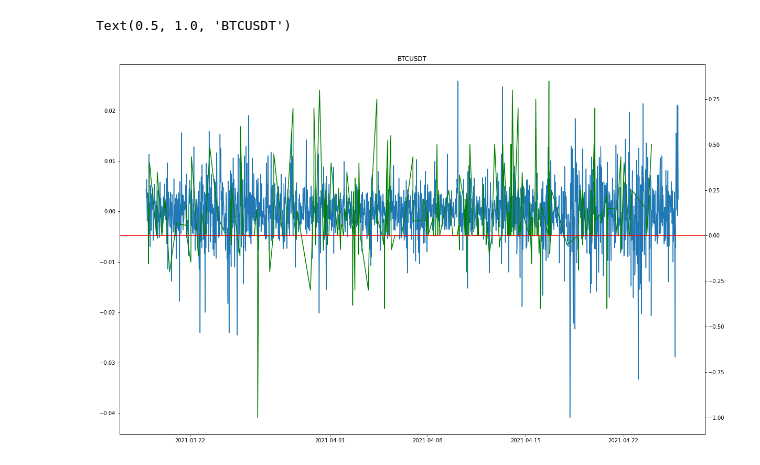
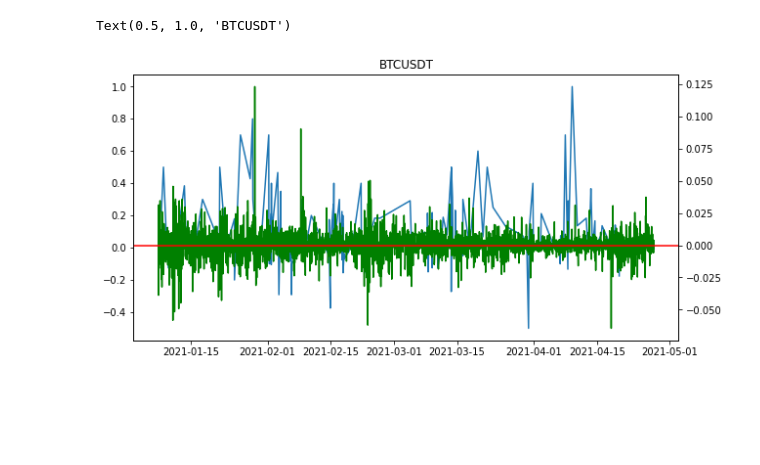
Before and after one commit to Empyr3an/Artha, a Jupyter notebook: notebooks/tweet_analysis.ipynb, the cells around one changed output. Drawn from its saved outputs; the diff is of its cells as text; code cells hidden in the pictures; blank space fills up the shorter version.

Commit message:
Modularized klines

```diff
--- a/notebooks/tweet_analysis.ipynb
+++ b/notebooks/tweet_analysis.ipynb
@@ -91,5 +51,9 @@ done 322
 # %%
-%%time
-tweet_times = pd.to_datetime([i[0] for i in tweet_scores])
-final_tweet_scores = [i[1] for i in tweet_scores]
-tweet_scores_df = pd.Series(final_tweet_scores, index = tweet_times)
+def tweet_df(docs, ticker=None, trim=True):
+    tweet_scores = _get_tweet_scores(docs, ticker, trim)
+    tweet_times = pd.to_datetime([i[0] for i in tweet_scores])
+    return pd.Series([i[1] for i in tweet_scores],
+                        index=tweet_times,
+                        columns=["Sentiment"])
+
+jack_scores = dp.tweet_df(jack_docs, "BTC")
@@ -96,18 +61,0 @@ tweet_scores_df = pd.Series(final_tweet_scores, index = tweet_times)
-# %%
-%%time
-key = c.apis[0][0]
-secret = c.apis[0][1]
-client = Client(key, secret)
-
-def get_klines(asset, interval, start, end = None):
-    if end:
-        return client.get_historical_klines(asset, interval, start, end)
-    else:
-        return client.get_historical_klines(asset, interval, start)
-
-def get_date_str(date):
-    obj = datetime.fromtimestamp(date/1000.0)
-    return "%s/%s/%s %s:%s:%s" % (obj.month, obj.day, obj.year, obj.hour, obj.minute, obj.second)
-
-asset = "BTCUSDT"
-klines = get_klines(asset, Client.KLINE_INTERVAL_30MINUTE, "19 March, 2021", "24 April 2021")
@@ -136,0 +69,8 @@ Wall time: 27.8 ms
+# %%
+%%time
+
+asset = "BTCUSDT"
+
+tweet_scores[0][0]
+klines = get_klines(asset, '1h', oldest_tweet_date, latest_tweet_date, )
+df = get_klines_df(klines)
@@ -137,13 +95,14 @@ Wall time: 27.8 ms
 # %%
-plt.rcParams['figure.figsize'] = [20, 13]
+plt.rcParams['figure.figsize'] = [10, 5]
 ts = df["Close"].astype(float).pct_change()
 
 fig, ax1 = plt.subplots()
-ax1.plot(ts)
+ax1.plot(tweet_scores_df)
+# ax1.plot(ts)
 ax2 = ax1.twinx()
-ax2.plot(tweet_scores_df, color='g')
+ax2.plot(ts, color='g')
 plt.axhline(y=0, color='r', linestyle='-')
 plt.title(asset)
 # %% [output]
 Text(0.5, 1.0, 'BTCUSDT')
-[figure, old version]
+[figure, new version]
```
Also changed, not shown: parts of 18 cells of this notebook, 3 other files.
